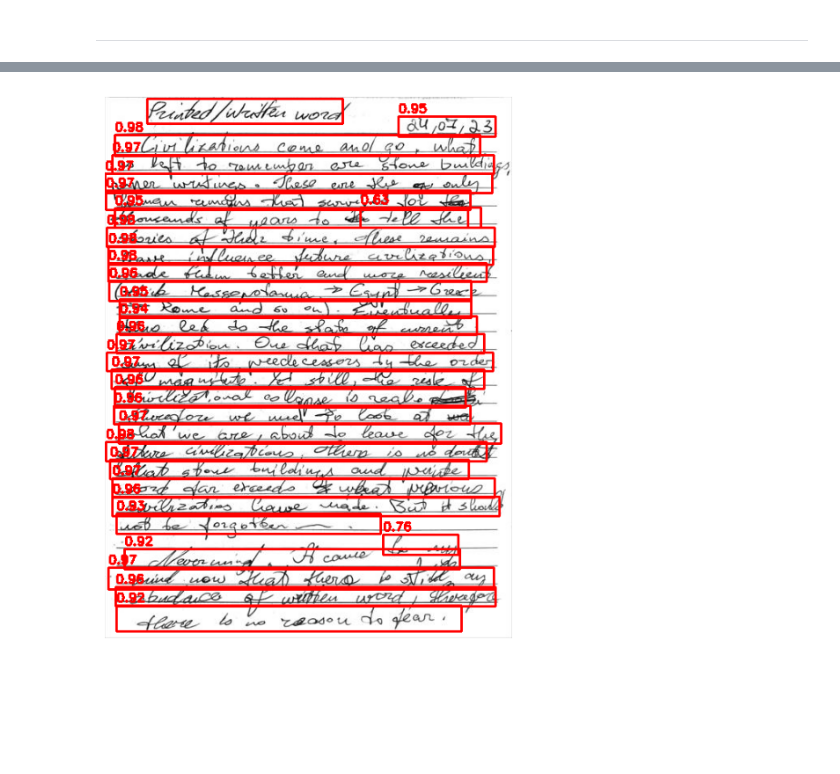
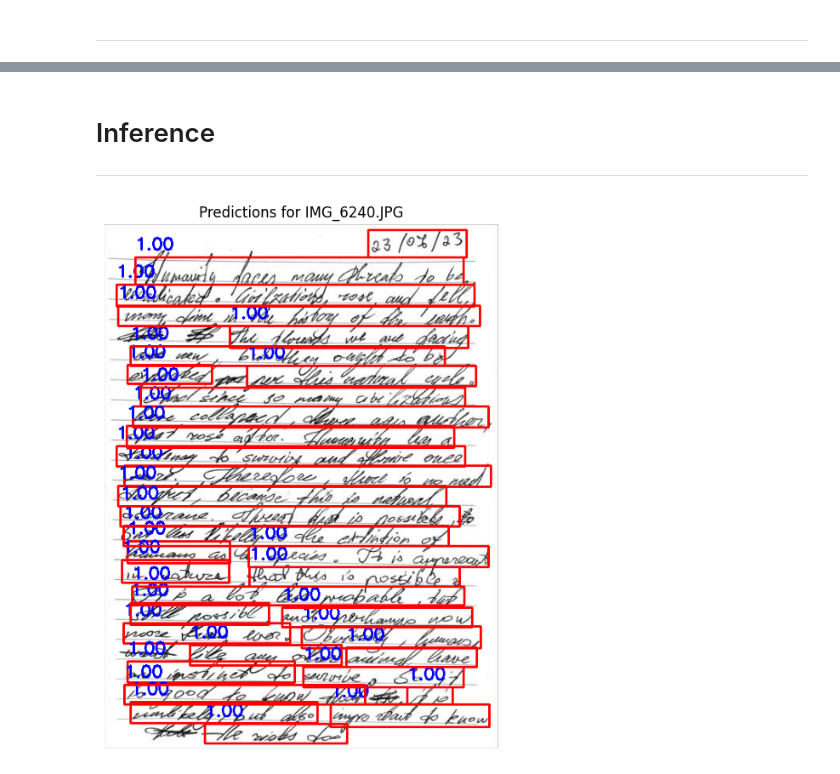
Before and after one commit to orestasdulinskas/handwrinting_recognition, a Jupyter notebook: auto_annotation_model.ipynb, the cells around one changed output, grey strips where cells are left out. Saved outputs shown, nothing was run; the diff lists cells and outputs as text; code cells hidden in the pictures; blank space fills up the shorter version.

Commit message:
Upgrade. Better annotation. Added Validation

```diff
--- a/auto_annotation_model.ipynb
+++ b/auto_annotation_model.ipynb
@@ -192,4 +379,44 @@ plt.plot(range(1,len(train_losses)+1),train_losses, 'b', label='Training Loss')
+# %% [markdown]
+# Inference
+---
+# %%
+import cv2
+
+def predict_and_visualize(model, image_path, device, threshold=0.5):
+    image = cv2.imread(image_path)
+    if image is None:
+        print(f"Error: Image not found or empty at {image_path}")
+        return
+    image = cv2.cvtColor(image, cv2.COLOR_BGR2RGB)
+    orig_image = image.copy()
+
+    transform = T.Compose([T.ToTensor()]) # Use the same ToTensor as validation
+    image_tensor = transform(image).unsqueeze(0).to(device)
+
+    model.eval()
+    with torch.no_grad():
+        prediction = model(image_tensor)
+
+    boxes = prediction[0]['boxes'].cpu().numpy()
+    scores = prediction[0]['scores'].cpu().numpy()
+
+    detected = False
+    for i, box in enumerate(boxes):
+        if scores[i] > threshold:
+            detected = True
+            x1, y1, x2, y2 = box.astype(int)
+            cv2.rectangle(orig_image, (x1, y1), (x2, y2), (255, 0, 0), 2)
+            cv2.putText(orig_image, f"{scores[i]:.2f}", (x1, y1 - 10),
+                        cv2.FONT_HERSHEY_SIMPLEX, 0.7, (0, 0, 255), 2)
+    if not detected:
+        print(f"No text detected above threshold {threshold} in {image_path}")
+
+    plt.figure(figsize=(12, 8))
+    plt.imshow(orig_image)
+    plt.title(f"Predictions for {os.path.basename(image_path)}")
+    plt.axis("off")
+    plt.show()
 # %%
-predict_and_visualize(model, "/kaggle/input/complete-resized-journal-scans/resized_journal_scans/IMG_6241.JPG", device="cuda")
+predict_and_visualize(model, '/kaggle/input/complete-resized-journal-scans/resized_journal_scans/IMG_6240.JPG', device=device, threshold=0.6)
 # %% [output]
-[figure, old version]
+[figure, new version]
```
Also changed, not shown: parts of 19 cells of this notebook.
